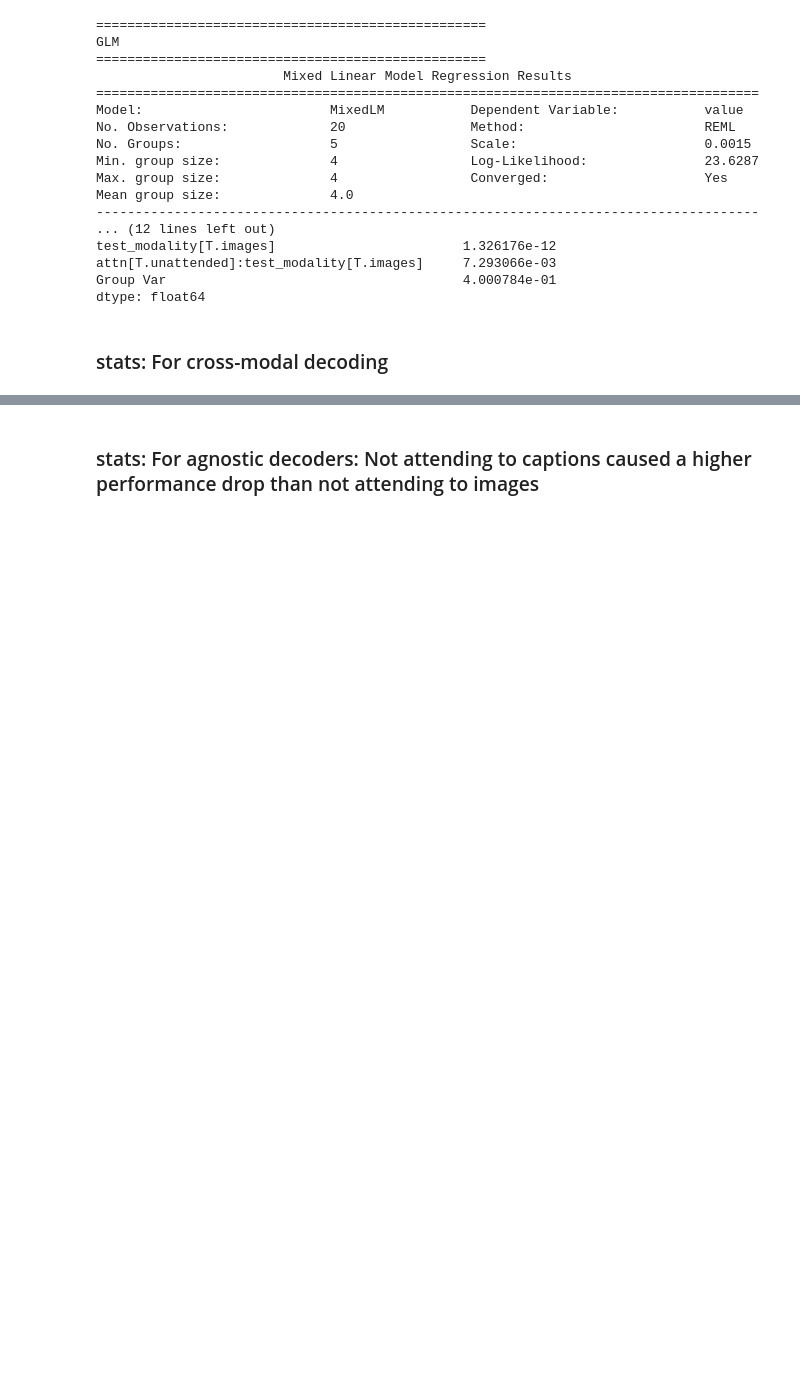
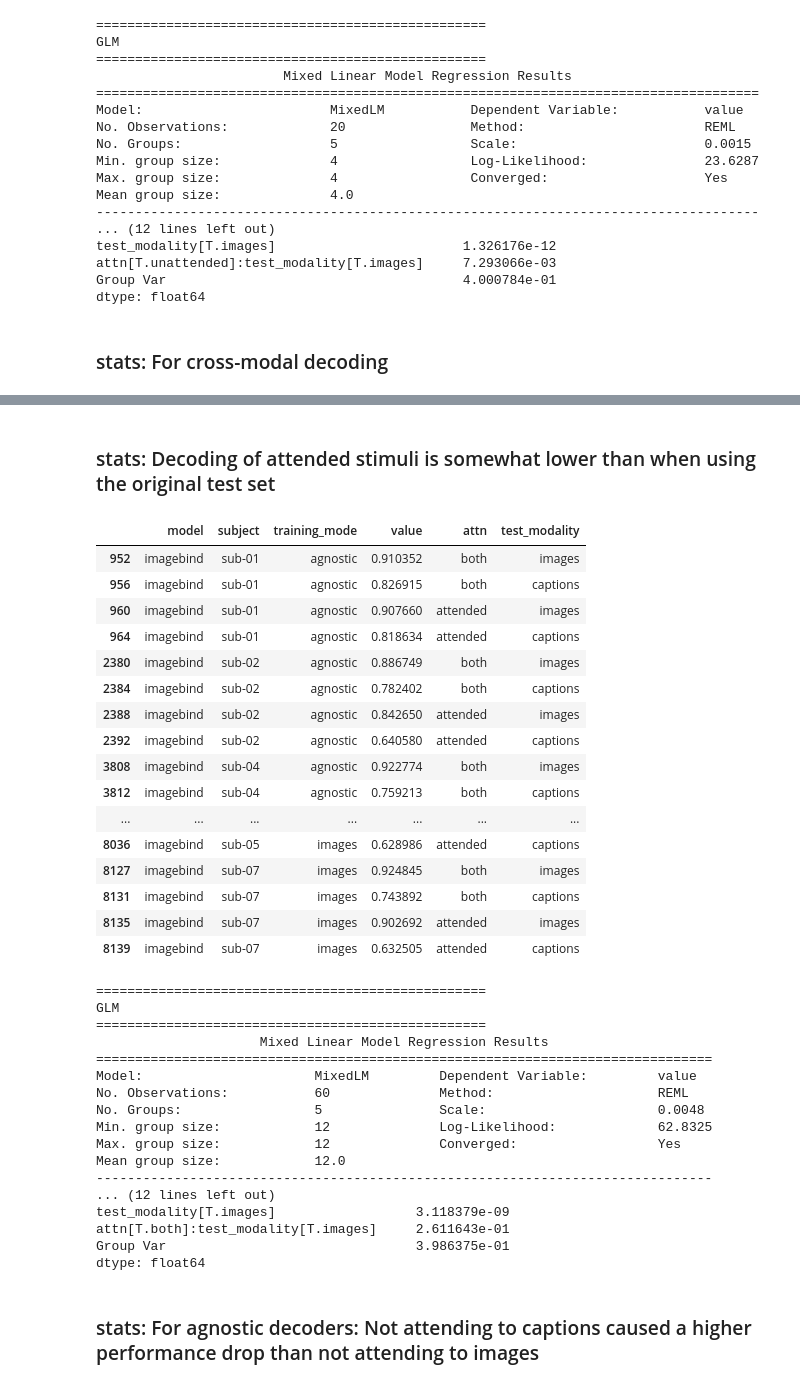
Before and after one commit to mitjanikolaus/multimodal_decoding, a Jupyter notebook: notebooks/analysis_attention_modulation.ipynb, the cells around one changed output, grey strips where cells are left out. Saved outputs shown, nothing was run; the diff lists cells and outputs as text; code cells hidden in the pictures; blank space fills up the shorter version.

```diff
--- a/notebooks/analysis_attention_modulation.ipynb
+++ b/notebooks/analysis_attention_modulation.ipynb
@@ -402,5 +356,56 @@ attn[T.unattended]:test_modality[T.images]     3.752302e-01
 Group Var                                               NaN
 dtype: float64
+# %% [markdown]
+### stats: Decoding of attended stimuli is somewhat lower than when using the original test set
+# %%
+for_stats = filtered.copy()
+
+# for_stats = for_stats[for_stats.decoding_mode == 'within-modal'] #TODO
+for_stats = for_stats[for_stats.attn.isin(['both', 'attended'])]
+
+for_stats = for_stats[['model', 'subject', 'training_mode', 'value', 'attn', 'test_modality']]
+display(for_stats)
+mod = smf.mixedlm("value ~ attn * test_modality", for_stats, groups=for_stats["subject"]).fit()
+
+print("=" * 50 + "\nGLM\n" + "=" * 50)
+print(mod.summary())
+print('pvalues:\n', mod.pvalues)
+print('\n')
+# %% [output]
+|  | model | subject | training_mode | value | attn | test_modality |
+| 952 | imagebind | sub-01 | agnostic | 0.910352 | both | images |
+| 956 | imagebind | sub-01 | agnostic | 0.826915 | both | captions |
+| 960 | imagebind | sub-01 | agnostic | 0.907660 | attended | images |
+| 964 | imagebind | sub-01 | agnostic | 0.818634 | attended | captions |
+| 2380 | imagebind | sub-02 | agnostic | 0.886749 | both | images |
+| 2384 | imagebind | sub-02 | agnostic | 0.782402 | both | captions |
+| 2388 | imagebind | sub-02 | agnostic | 0.842650 | attended | images |
+| 2392 | imagebind | sub-02 | agnostic | 0.640580 | attended | captions |
+| 3808 | imagebind | sub-04 | agnostic | 0.922774 | both | images |
+| 3812 | imagebind | sub-04 | agnostic | 0.759213 | both | captions |
+| ... | ... | ... | ... | ... | ... | ... |
+| 8036 | imagebind | sub-05 | images | 0.628986 | attended | captions |
+| 8127 | imagebind | sub-07 | images | 0.924845 | both | images |
+| 8131 | imagebind | sub-07 | images | 0.743892 | both | captions |
+| 8135 | imagebind | sub-07 | images | 0.902692 | attended | images |
+| 8139 | imagebind | sub-07 | images | 0.632505 | attended | captions |
+==================================================
+GLM
+==================================================
+                     Mixed Linear Model Regression Results
+===============================================================================
+Model:                      MixedLM         Dependent Variable:         value
+No. Observations:           60              Method:                     REML
+No. Groups:                 5               Scale:                      0.0048
+Min. group size:            12              Log-Likelihood:             62.8325
+Max. group size:            12              Converged:                  Yes
+Mean group size:            12.0
+-------------------------------------------------------------------------------
+... (12 lines left out)
+test_modality[T.images]                  3.118379e-09
+attn[T.both]:test_modality[T.images]     2.611643e-01
+Group Var                                3.986375e-01
+dtype: float64
 # %% [markdown]
 ### stats: For agnostic decoders: Not attending to captions caused a higher performance drop than not attending to images
 # %%
```
Also changed, not shown: parts of 18 cells of this notebook.
